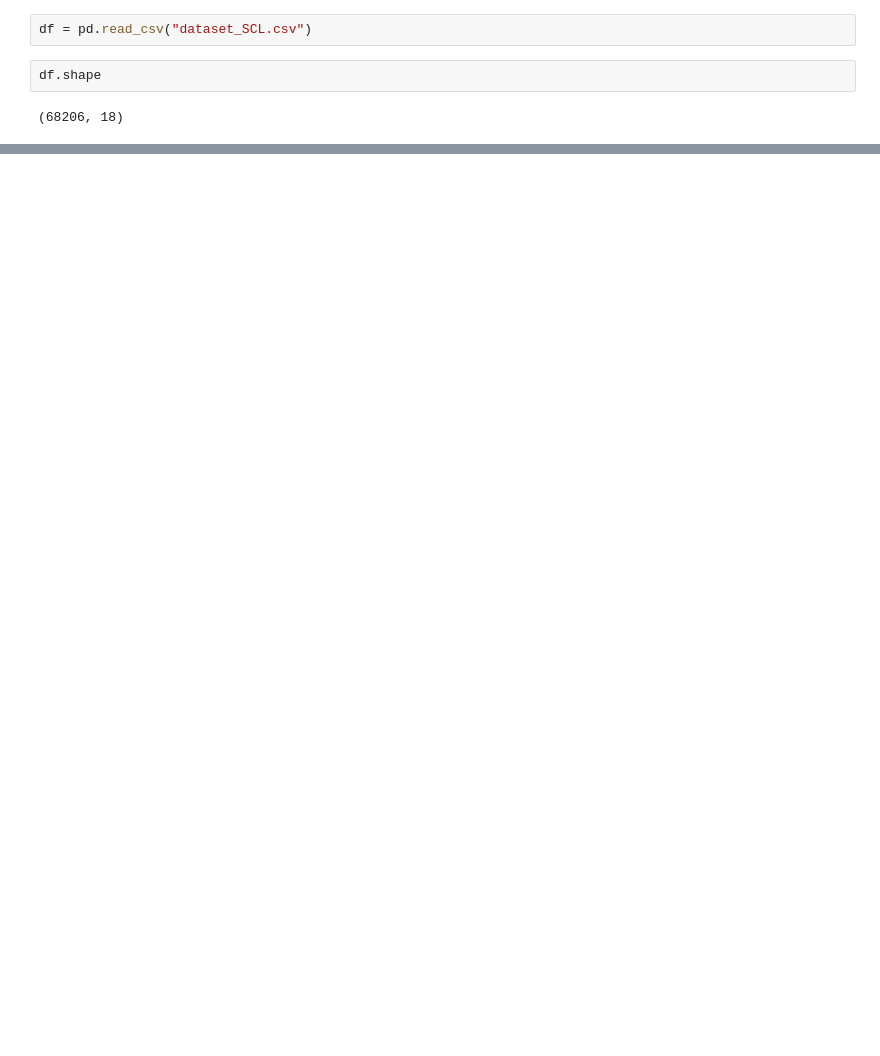
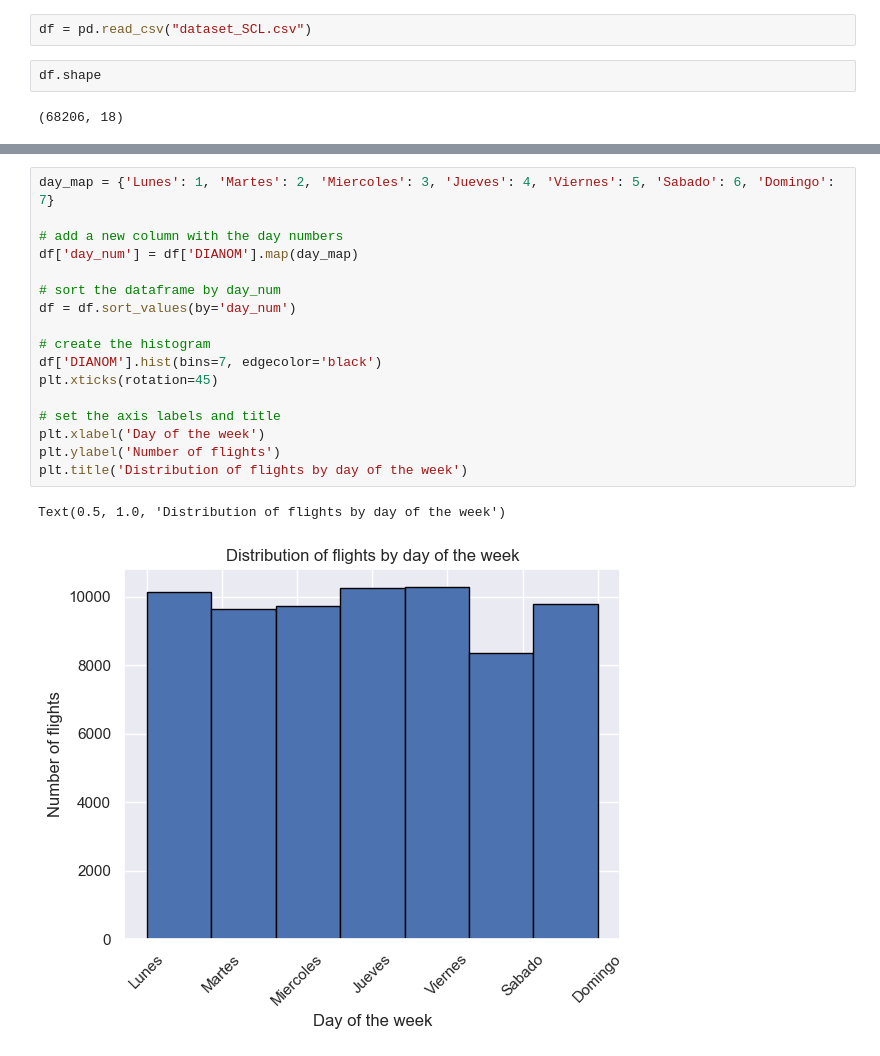
Before and after one commit to pedrocwb/latam, a Jupyter notebook: solution.ipynb, the cells around one changed output, grey strips where cells are left out. Drawn from its saved outputs; the diff is of its cells as text; blank space fills up the shorter version.

```diff
--- a/solution.ipynb
+++ b/solution.ipynb
@@ -47,0 +316,20 @@ prof
+# %%
+day_map = {'Lunes': 1, 'Martes': 2, 'Miercoles': 3, 'Jueves': 4, 'Viernes': 5, 'Sabado': 6, 'Domingo': 7}
+
+# add a new column with the day numbers
+df['day_num'] = df['DIANOM'].map(day_map)
+
+# sort the dataframe by day_num
+df = df.sort_values(by='day_num')
+
+# create the histogram
+df['DIANOM'].hist(bins=7, edgecolor='black')
+plt.xticks(rotation=45)
+
+# set the axis labels and title
+plt.xlabel('Day of the week')
+plt.ylabel('Number of flights')
+plt.title('Distribution of flights by day of the week')
+# %% [output]
+Text(0.5, 1.0, 'Distribution of flights by day of the week')
+[figure, added]
```
Also changed, not shown: parts of 108 cells of this notebook.
